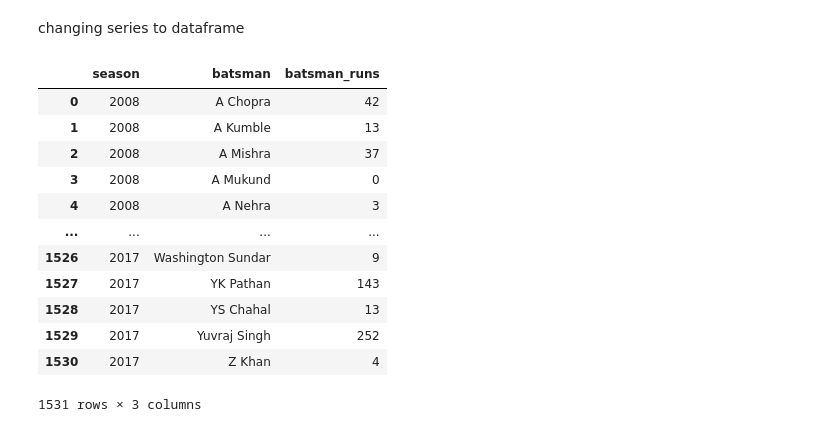
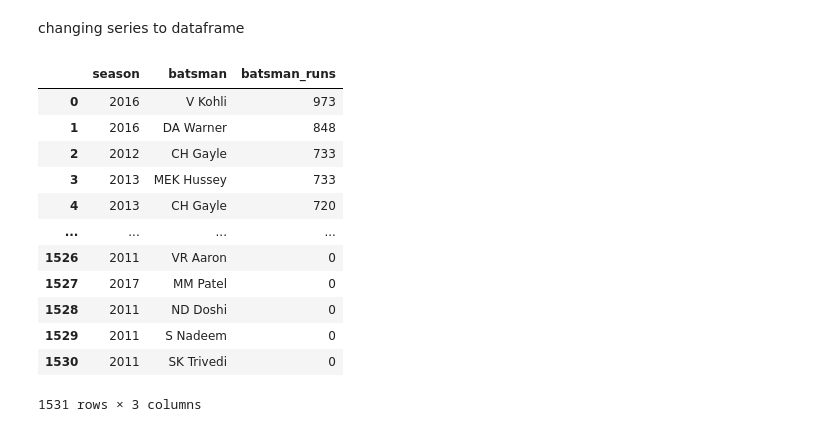
Before and after one commit to gyr0byte/ML-Foundations, a Jupyter notebook: Pandas/8_ipl_analysis.ipynb, the cells around one changed output. Drawn from its saved outputs; the diff is of its cells as text; code cells hidden in the pictures.

Commit message:
Update orange cap holder analysis: change execution count handling, modify output data, and ensure unique season entries

```diff
--- a/Pandas/8_ipl_analysis.ipynb
+++ b/Pandas/8_ipl_analysis.ipynb
@@ -642,18 +642,18 @@ Name: batsman_runs, Length: 1531, dtype: int64
 # %% [markdown]
 changing series to dataframe
 # %%
-new.groupby(['season','batsman'])['batsman_runs'].sum().reset_index()
+new.groupby(['season','batsman'])['batsman_runs'].sum().sort_values(ascending=False).reset_index()
 # %% [output]
 |  | season | batsman | batsman_runs |
-| 0 | 2008 | A Chopra | 42 |
-| 1 | 2008 | A Kumble | 13 |
-| 2 | 2008 | A Mishra | 37 |
-| 3 | 2008 | A Mukund | 0 |
-| 4 | 2008 | A Nehra | 3 |
+| 0 | 2016 | V Kohli | 973 |
+| 1 | 2016 | DA Warner | 848 |
+| 2 | 2012 | CH Gayle | 733 |
+| 3 | 2013 | MEK Hussey | 733 |
+| 4 | 2013 | CH Gayle | 720 |
 | ... | ... | ... | ... |
-| 1526 | 2017 | Washington Sundar | 9 |
-| 1527 | 2017 | YK Pathan | 143 |
-| 1528 | 2017 | YS Chahal | 13 |
-| 1529 | 2017 | Yuvraj Singh | 252 |
-| 1530 | 2017 | Z Khan | 4 |
+| 1526 | 2011 | VR Aaron | 0 |
+| 1527 | 2017 | MM Patel | 0 |
+| 1528 | 2011 | ND Doshi | 0 |
+| 1529 | 2011 | S Nadeem | 0 |
+| 1530 | 2011 | SK Trivedi | 0 |
 1531 rows × 3 columns
```
Also changed, not shown: parts of 2 cells of this notebook.
